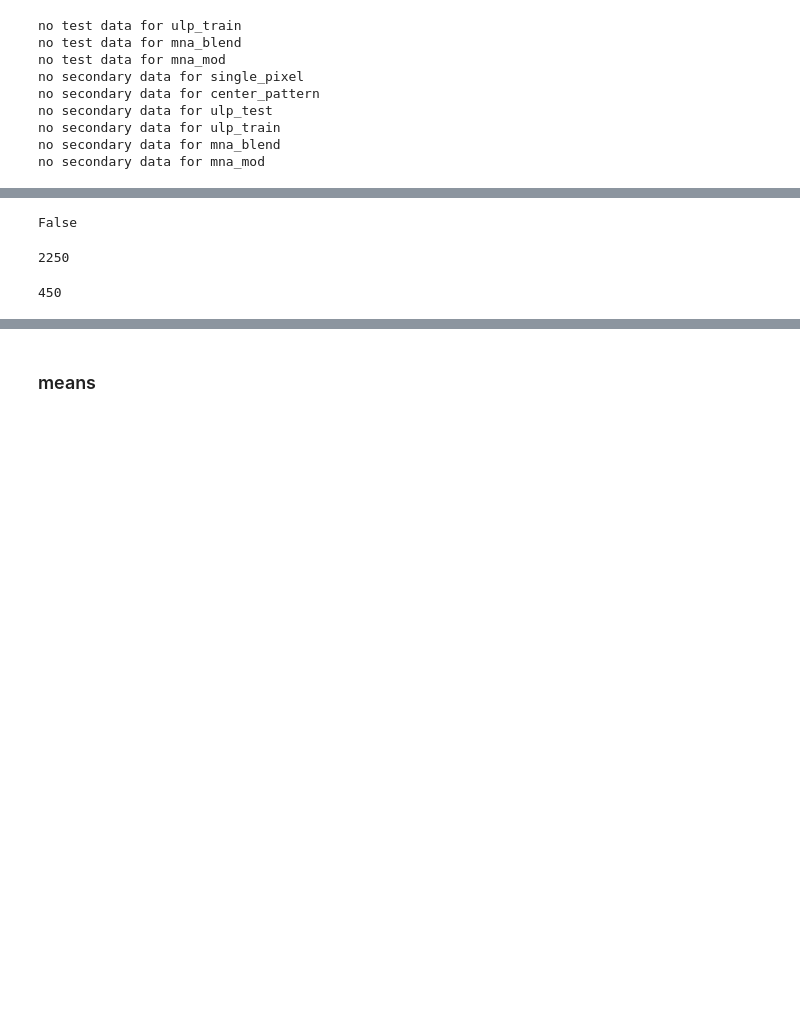
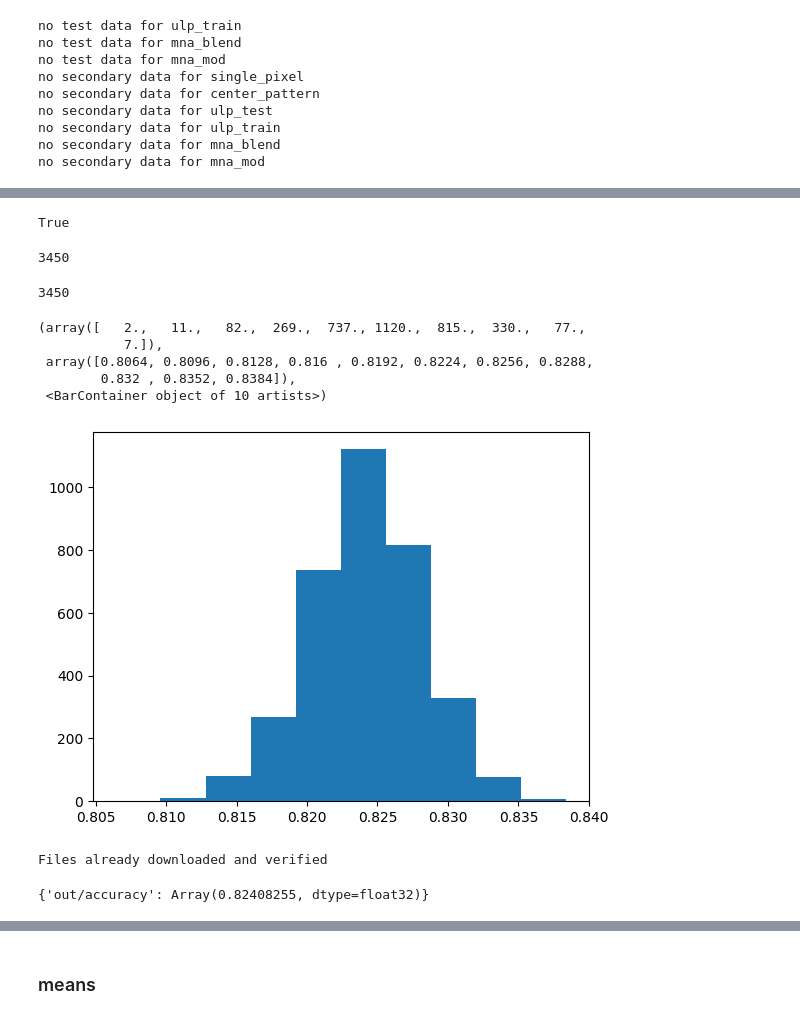
Before and after one commit to langosco/backdoors, a Jupyter notebook: notebooks/load_checkpoints.ipynb, the cells around one changed output, grey strips where cells are left out. Saved outputs shown, nothing was run; the diff lists cells and outputs as text; code cells hidden in the pictures; blank space fills up the shorter version.

```diff
--- a/notebooks/load_checkpoints.ipynb
+++ b/notebooks/load_checkpoints.ipynb
@@ -132,19 +133,53 @@ secondary nets:
 # %%
-scsec = snets["random_border_pos_pattern"]
-params, info, index = scsec[0].values()
+scsec = snets["strided_checkerboard"]
 indices = [d['index'] for d in scsec]
 # %%
 len(indices) == len(set(indices))
 # %% [output]
-False
+True
 # %%
 len(scsec)
 # %% [output]
-2250
+3450
 # %%
 len(set(indices))
 # %% [output]
-450
+3450
+# %%
+plt.hist([d['info']['test_accuracy'] for d in scsec])
+# %% [output]
+(array([   2.,   11.,   82.,  269.,  737., 1120.,  815.,  330.,   77.,
+           7.]),
+ array([0.8064, 0.8096, 0.8128, 0.816 , 0.8192, 0.8224, 0.8256, 0.8288,
+        0.832 , 0.8352, 0.8384]),
+ <BarContainer object of 10 artists>)
+[figure, added]
+# %%
+cifar10_test = backdoors.data.load_cifar10(split="test")
+
+
+def validate_base(carry, params: Data):
+    """Validate reconstructed base model."""
+    acc = backdoors.train.accuracy_from_params(params, cifar10_test)
+    metrics = dict(accuracy=acc)
+    carry = None  # dummy carry for lax.scan (could be vmap but not enough memory)
+    return carry, {"out/" + k: v for k, v in metrics.items()}
+
+
+@jax.jit
+def get_reconstruction_metrics(base_params):
+    _, out_metrics = jax.lax.scan(
+        validate_base, None, base_params)
+    return {k: v.mean() for k, v in out_metrics.items()}
+# %% [output]
+Files already downloaded and verified
+# %%
+base_params = [s['params'] for s in snets['strided_checkerboard']]
+base_params = meta_transformer.utils.tree_stack(base_params)
+metrics = get_reconstruction_metrics(base_params)
+print(metrics)
+# %% [output]
+{'out/accuracy': Array(0.82408255, dtype=float32)}
 # %%
 # Attack success rates
 NAME = "random_border_pos_pattern"
```
Also changed, not shown: parts of 3 cells of this notebook, 1 other file.
